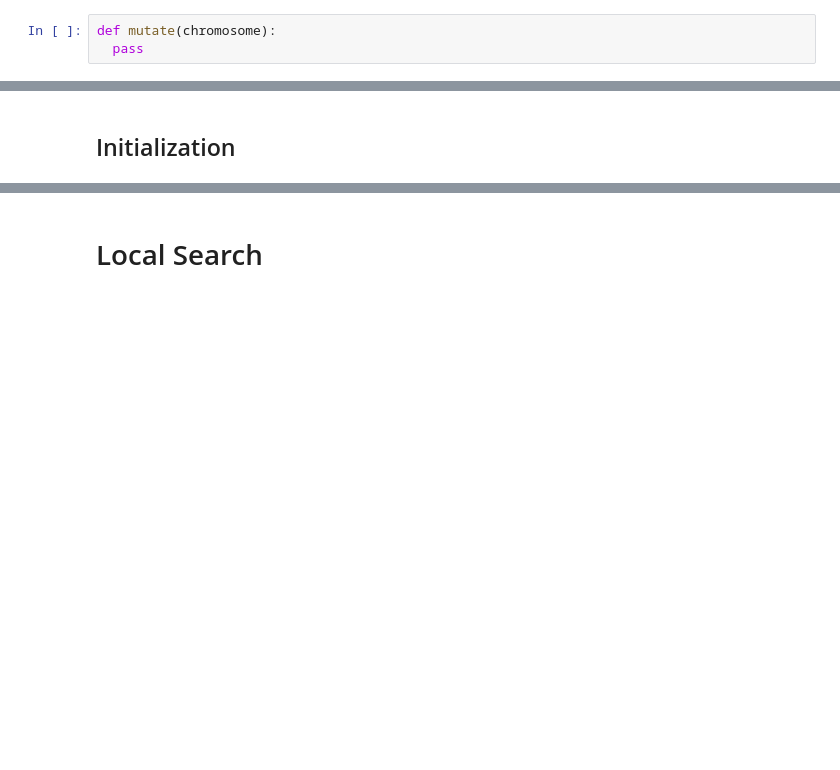
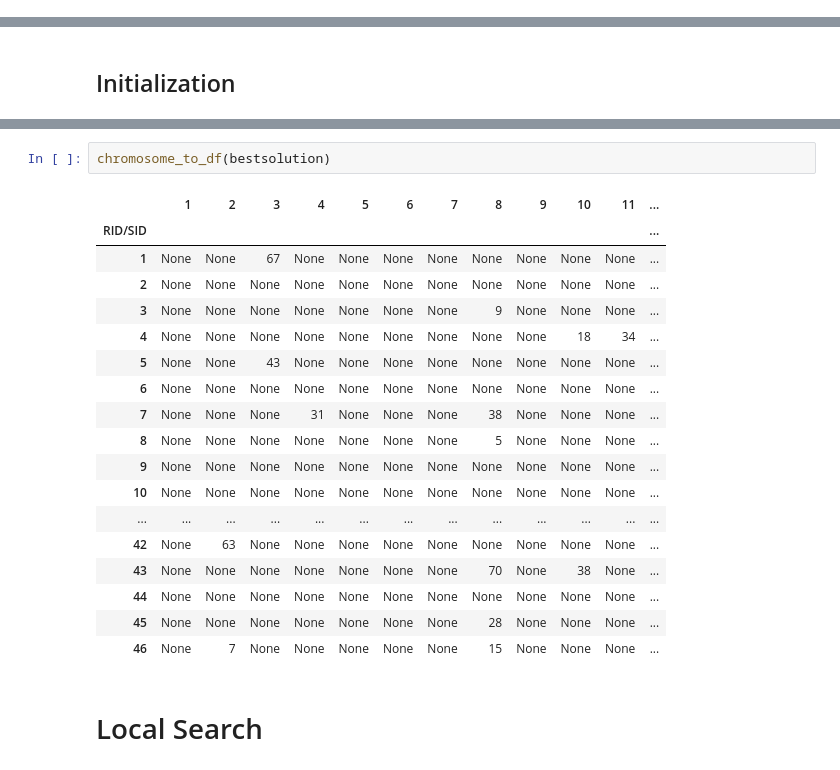
Before and after one commit to hunzlahmalik/exam-scheduler, a Jupyter notebook: src/exam_scheduler.ipynb, the cells around one changed output, grey strips where cells are left out. Cells and saved outputs as stored; diff of their text form; blank space fills up the shorter version.

```diff
--- a/src/exam_scheduler.ipynb
+++ b/src/exam_scheduler.ipynb
@@ -629,3 +696,0 @@ def alter_chromosome(chromosome):
-# %%
-def mutate(chromosome):
-  pass
@@ -661,3 +861,24 @@ table
+# %%
+chromosome_to_df(bestsolution)
+# %% [output]
+|  | 1 | 2 | 3 | 4 | 5 | 6 | 7 | 8 | 9 | 10 | 11 | ... |
+| RID/SID |  |  |  |  |  |  |  |  |  |  |  | ... |
+| 1 | None | None | 67 | None | None | None | None | None | None | None | None | ... |
+| 2 | None | None | None | None | None | None | None | None | None | None | None | ... |
+| 3 | None | None | None | None | None | None | None | 9 | None | None | None | ... |
+| 4 | None | None | None | None | None | None | None | None | None | 18 | 34 | ... |
+| 5 | None | None | 43 | None | None | None | None | None | None | None | None | ... |
+| 6 | None | None | None | None | None | None | None | None | None | None | None | ... |
+| 7 | None | None | None | 31 | None | None | None | 38 | None | None | None | ... |
+| 8 | None | None | None | None | None | None | None | 5 | None | None | None | ... |
+| 9 | None | None | None | None | None | None | None | None | None | None | None | ... |
+| 10 | None | None | None | None | None | None | None | None | None | None | None | ... |
+| ... | ... | ... | ... | ... | ... | ... | ... | ... | ... | ... | ... | ... |
+| 42 | None | 63 | None | None | None | None | None | None | None | None | None | ... |
+| 43 | None | None | None | None | None | None | None | 70 | None | 38 | None | ... |
+| 44 | None | None | None | None | None | None | None | None | None | None | None | ... |
+| 45 | None | None | None | None | None | None | None | 28 | None | None | None | ... |
+| 46 | None | 7 | None | None | None | None | None | 15 | None | None | None | ... |
 # %% [markdown]
 # Local Search
 # %% [markdown]
```
Also changed, not shown: parts of 41 cells of this notebook, 9 other files.
